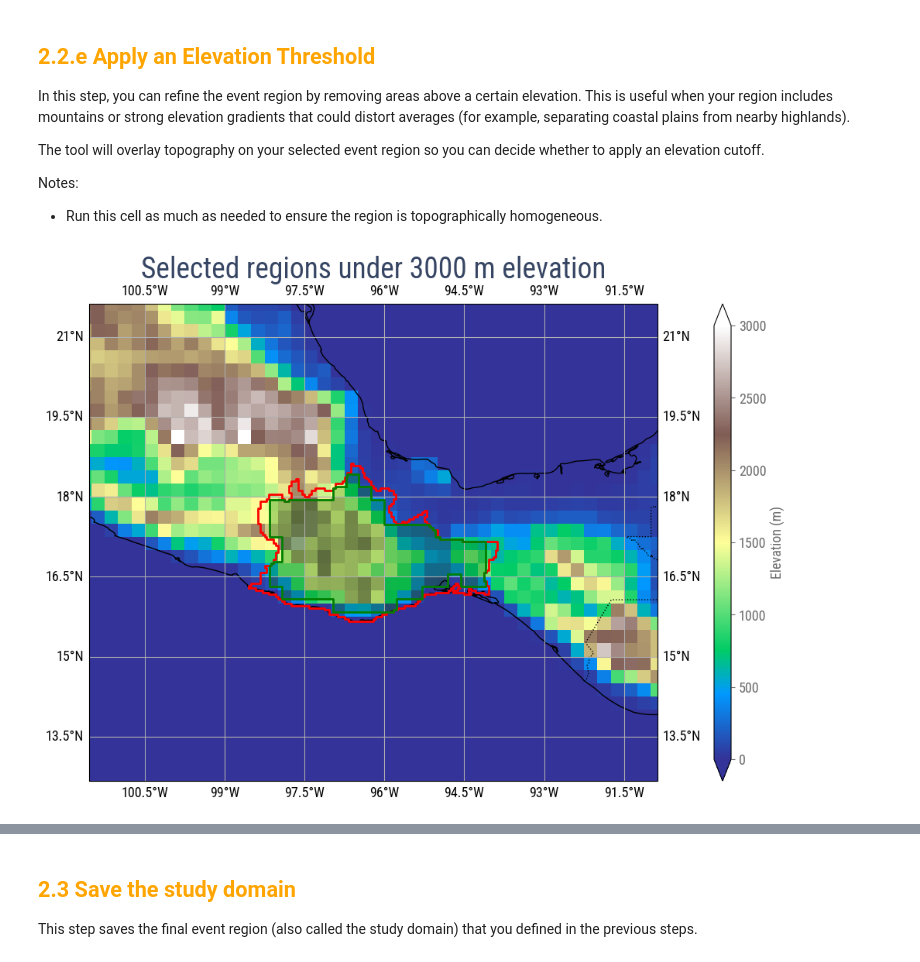
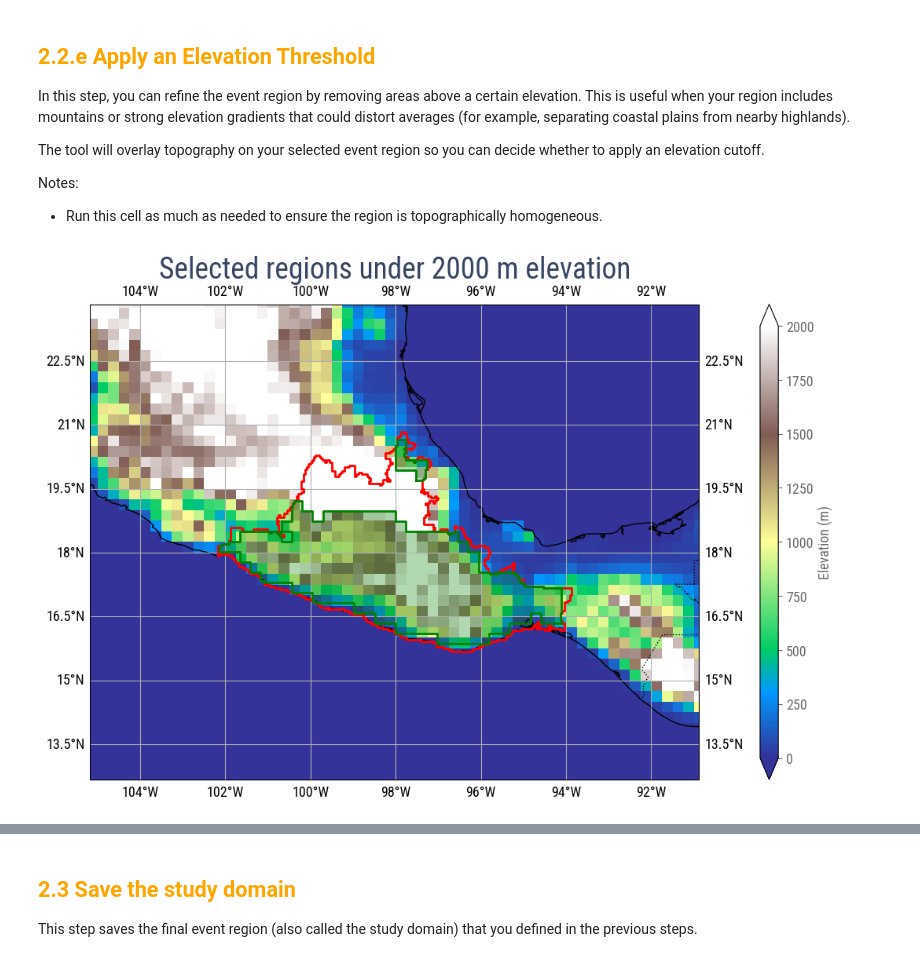
Before and after one commit to izpinto/c3s-451, a Jupyter notebook: library/C3S_EventDefinitionV2_daniel.ipynb, the cells around one changed output, grey strips where cells are left out. Cells and saved outputs as stored; diff of their text form; code cells hidden in the pictures.

```diff
--- a/library/C3S_EventDefinitionV2_daniel.ipynb
+++ b/library/C3S_EventDefinitionV2_daniel.ipynb
@@ -41,7 +41,7 @@ import os
 # %%
 # Api key used for the DataClient, replace with your own API key from the C3S Climate Data Store
 ################# (User selection) ###################
-your_api_key = '98256e82-4de4-4cc1-8087-faebb5c2e4ae'
+your_api_key = '3cd17835-a572-4a0c-aaeb-334f01427616'
 ######################################################
 
 # Do not touch
@@ -311,10 +312,10 @@ Notes:
 # %%
 ################### Select an elevation threshold (User selection)  ########################
 ################### the studyregion is selected with all areas below the threshold ###########
-elevation_threshold = 3000 # meters
+elevation_threshold = 2000 # meters
 ############################################################################################
 
 # The adjusted_polygons are later used for visualizing the studyregion in the plots and for slicing out the data only for that region
 fig, ax, adjusted_polygons = elevation_region(data, polygons, elevation, elevation_threshold)
 # %% [output]
-[figure, old version]
+[figure, new version]
```
Also changed, not shown: parts of 11 cells of this notebook.
